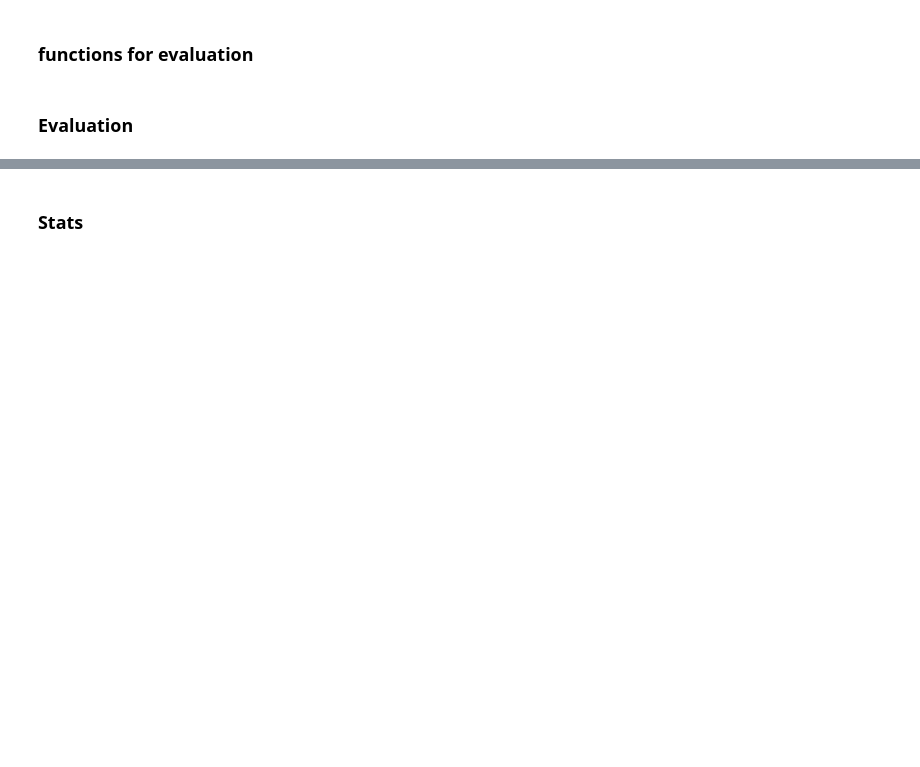
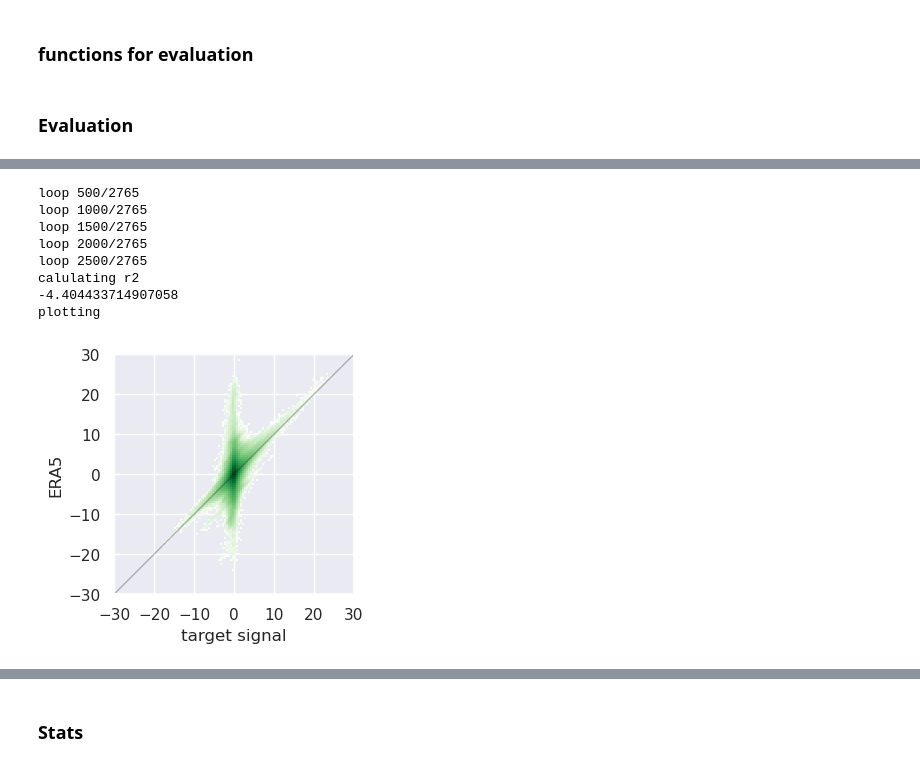
Before and after one commit to gbrencher/indennt, a Jupyter notebook: nbs/train_test/07test.ipynb, the cells around one changed output, grey strips where cells are left out. Saved outputs shown, nothing was run; the diff lists cells and outputs as text; code cells hidden in the pictures; blank space fills up the shorter version.

```diff
--- a/nbs/train_test/07test.ipynb
+++ b/nbs/train_test/07test.ipynb
@@ -706,28 +729,36 @@ mean snr of images: 0.19964342 stdev of SNR of images: 0.27056625
 # %%
-# def list_plot_era5(data, data_loader):
-#     # init lists
-#     era5_list = []
-#     target_list = []
+def list_plot_era5(data, data_loader):
+    # init lists
+    era5_array = np.array([])
+    target_array = np.array([])
 
-#     for i, (igram, signal_target, noise_target, dem, era5_corr, murp_corr, hp_corr) in enumerate(data_loader):
-#         if (i+1)%500 == 0:
-#             print(f'loop {i+1}/{data.filelength}')
+    for i, (igram, signal_target, noise_target, dem, era5_corr, murp_corr, hp_corr) in enumerate(data_loader):
+        if (i+1)%500 == 0:
+            print(f'loop {i+1}/{data.filelength}')
 
-#         signal_target = undo_norm(signal_target.squeeze())
+        signal_target = undo_norm(signal_target.squeeze())
 
-#         era5_list.extend(era5_corr.flatten())
-#         target_list.extend(signal_target.flatten())
+        era5_array = np.append(era5_array, era5_corr)
+        target_array = np.append(target_array, signal_target)
 
-#     era5_array = np.array(era5_list)
-#     target_array = np.array(target_list)
+    print('calulating r2')
+    r2 = calc_r2(era5_array, target_array)
+    print(r2)
 
-#     del era5_list
-#     del target_list
+    print('plotting')
+    plot_rmse(era5_array, target_array, ylabel='ERA5')
 
-#     plot_rmse(era5_array, target_array, ylabel='ERA5')
+    return r2, era5_array, target_array
 
-#     del era5_array
-#     del target_array
-
-# list_plot_era5(test_data, test_loader)
+r2, era5_array, target_array = list_plot_era5(test_data, test_loader)
+# %% [output]
+loop 500/2765
+loop 1000/2765
+loop 1500/2765
+loop 2000/2765
+loop 2500/2765
+calulating r2
+-4.404433714907058
+plotting
+[figure, added]
 # %%
```
Also changed, not shown: parts of 19 cells of this notebook.
